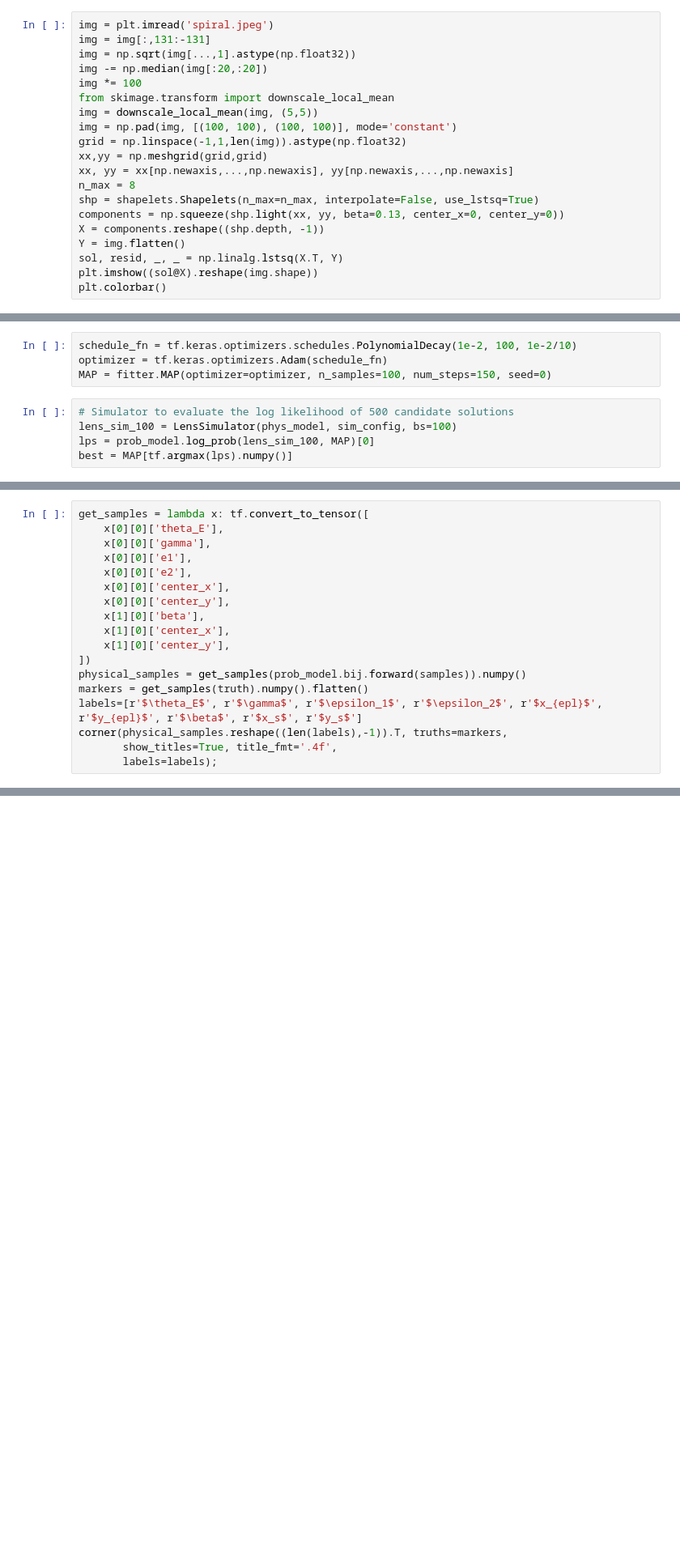
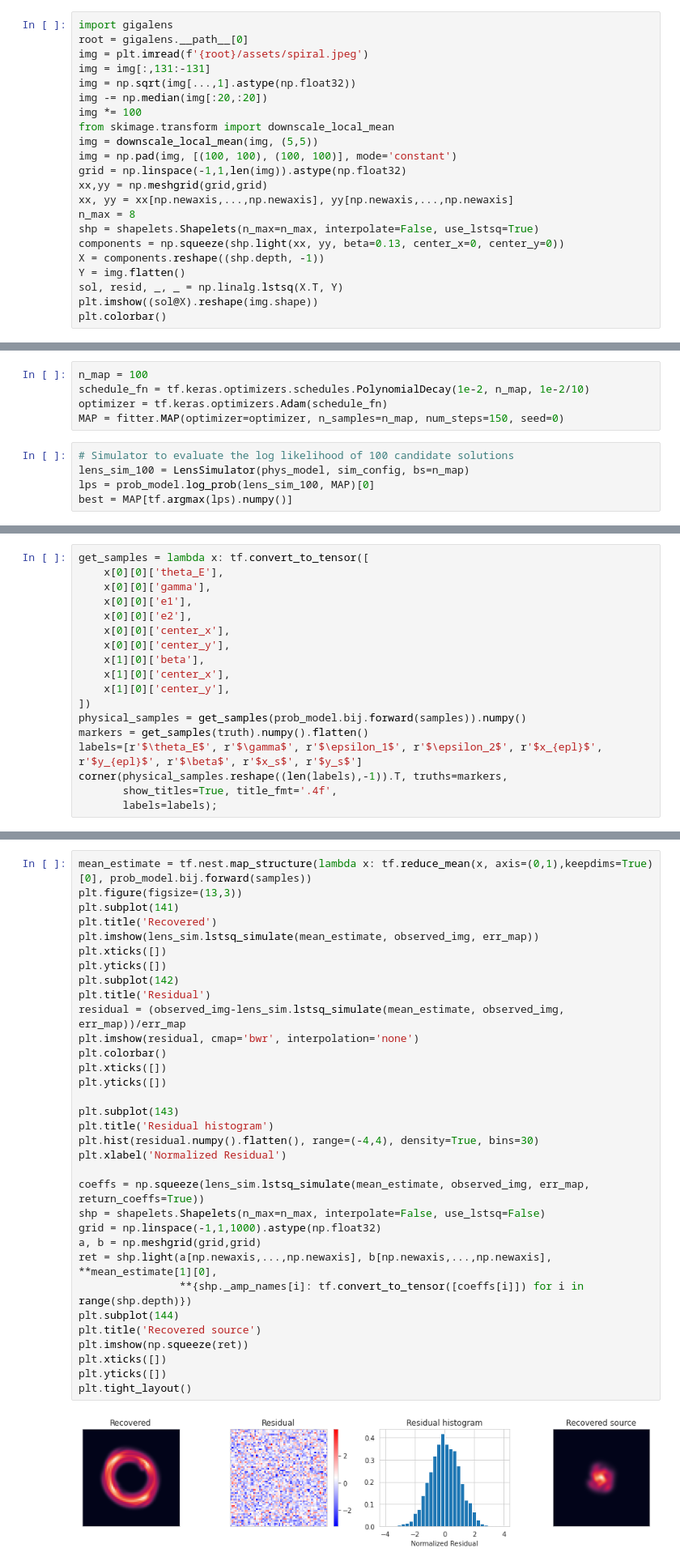
Before and after one commit to giga-lens/gigalens, a Jupyter notebook: shapelets-demo.ipynb, the cells around one changed output, grey strips where cells are left out. Shown: that part at 81% size. Saved outputs shown, nothing was run; the diff lists cells and outputs as text; blank space fills up the shorter version.

```diff
--- a/shapelets-demo.ipynb
+++ b/shapelets-demo.ipynb
@@ -18,7 +22,9 @@ import gigalens
 sns.set_style("whitegrid")
 tfd = tfp.distributions
 # %%
-img = plt.imread('spiral.jpeg')
+import gigalens
+root = gigalens.__path__[0]
+img = plt.imread(f'{root}/assets/spiral.jpeg')
 img = img[:,131:-131]
 img = np.sqrt(img[...,1].astype(np.float32))
 img -= np.median(img[:20,:20])
@@ -123,12 +121,13 @@ fitter = ModellingSequence(phys_model, prob_model, sim_config)
 # %% [markdown]
 See $\S2.3$: Maximum a Posteriori Estimate
 # %%
-schedule_fn = tf.keras.optimizers.schedules.PolynomialDecay(1e-2, 100, 1e-2/10)
+n_map = 100
+schedule_fn = tf.keras.optimizers.schedules.PolynomialDecay(1e-2, n_map, 1e-2/10)
 optimizer = tf.keras.optimizers.Adam(schedule_fn)
-MAP = fitter.MAP(optimizer=optimizer, n_samples=100, num_steps=150, seed=0)
+MAP = fitter.MAP(optimizer=optimizer, n_samples=n_map, num_steps=150, seed=0)
 # %%
-# Simulator to evaluate the log likelihood of 500 candidate solutions
-lens_sim_100 = LensSimulator(phys_model, sim_config, bs=100)
+# Simulator to evaluate the log likelihood of 100 candidate solutions
+lens_sim_100 = LensSimulator(phys_model, sim_config, bs=n_map)
 lps = prob_model.log_prob(lens_sim_100, MAP)[0]
 best = MAP[tf.argmax(lps).numpy()]
 # %% [markdown]
@@ -195,0 +202,35 @@ corner(physical_samples.reshape((len(labels),-1)).T, truths=markers,
+# %%
+mean_estimate = tf.nest.map_structure(lambda x: tf.reduce_mean(x, axis=(0,1),keepdims=True)[0], prob_model.bij.forward(samples))
+plt.figure(figsize=(13,3))
+plt.subplot(141)
+plt.title('Recovered')
+plt.imshow(lens_sim.lstsq_simulate(mean_estimate, observed_img, err_map))
+plt.xticks([])
+plt.yticks([])
+plt.subplot(142)
+plt.title('Residual')
+residual = (observed_img-lens_sim.lstsq_simulate(mean_estimate, observed_img, err_map))/err_map
+plt.imshow(residual, cmap='bwr', interpolation='none')
+plt.colorbar()
+plt.xticks([])
+plt.yticks([])
+
+plt.subplot(143)
+plt.title('Residual histogram')
+plt.hist(residual.numpy().flatten(), range=(-4,4), density=True, bins=30)
+plt.xlabel('Normalized Residual')
+
+coeffs = np.squeeze(lens_sim.lstsq_simulate(mean_estimate, observed_img, err_map, return_coeffs=True))
+shp = shapelets.Shapelets(n_max=n_max, interpolate=False, use_lstsq=False)
+grid = np.linspace(-1,1,1000).astype(np.float32)
+a, b = np.meshgrid(grid,grid)
+ret = shp.light(a[np.newaxis,...,np.newaxis], b[np.newaxis,...,np.newaxis], **mean_estimate[1][0],
+                **{shp._amp_names[i]: tf.convert_to_tensor([coeffs[i]]) for i in range(shp.depth)})
+plt.subplot(144)
+plt.title('Recovered source')
+plt.imshow(np.squeeze(ret))
+plt.xticks([])
+plt.yticks([])
+plt.tight_layout()
+# %% [output]
+[figure, added]
```
Also changed, not shown: parts of 8 cells of this notebook, 8 other files.
